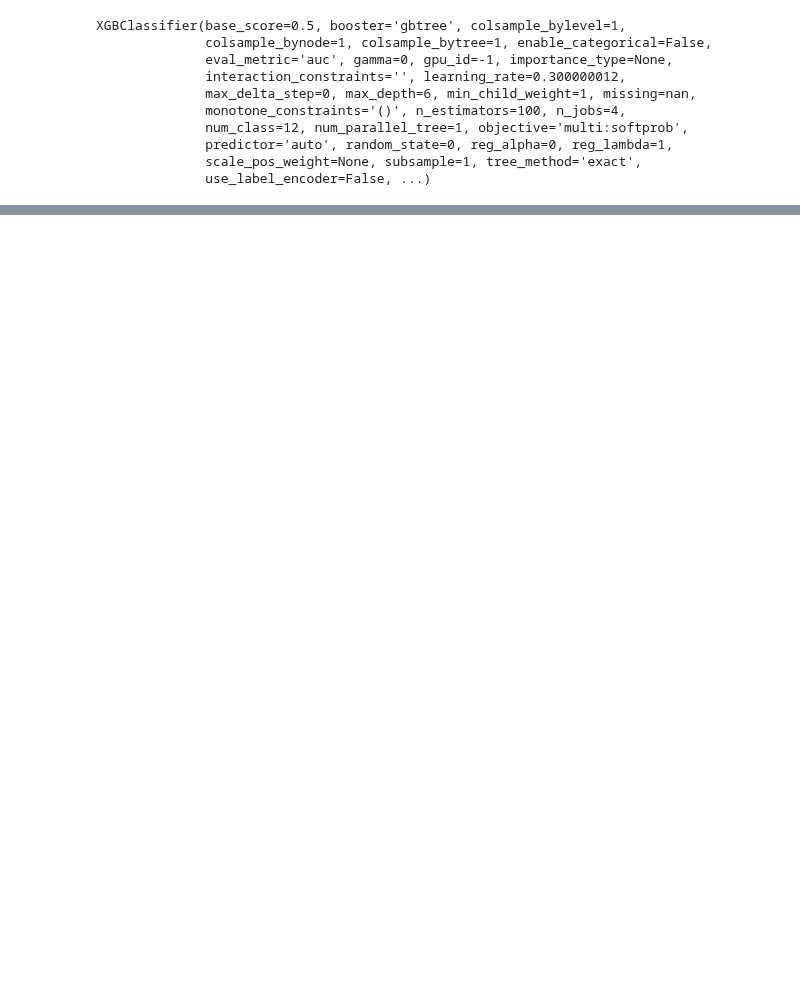
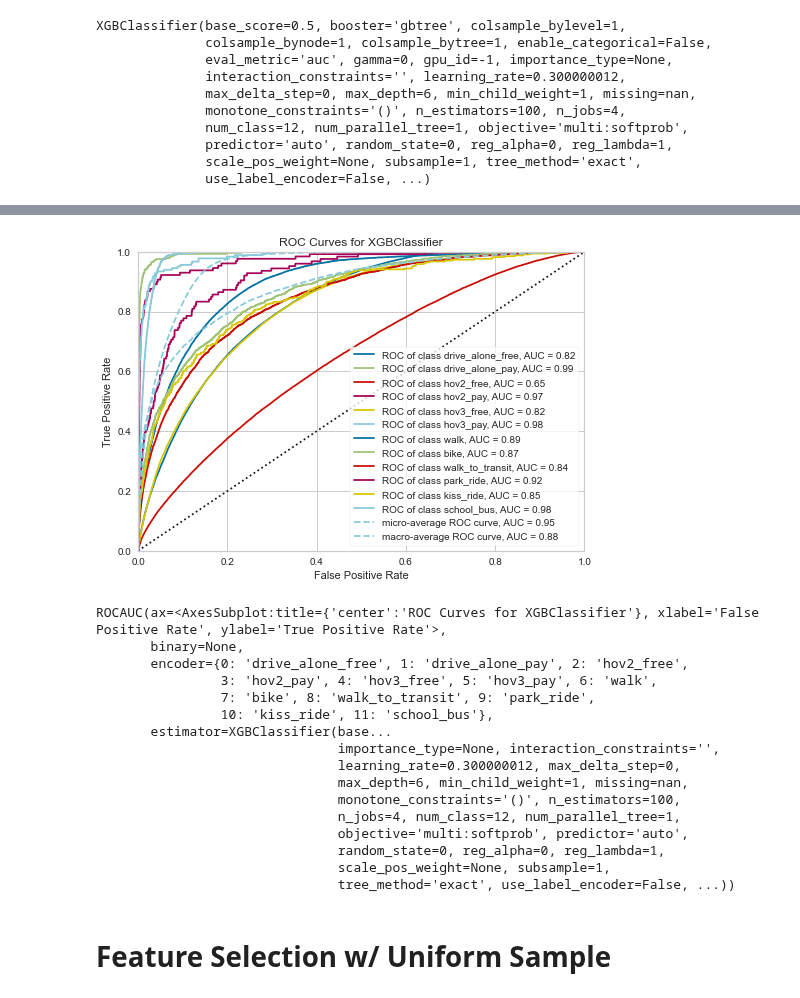
Before and after one commit to lkuwahara/DSC180B-B05, a Jupyter notebook: Combined_Notebook.ipynb, the cells around one changed output, grey strips where cells are left out. Drawn from its saved outputs; the diff is of its cells as text; code cells hidden in the pictures; blank space fills up the shorter version.

```diff
--- a/Combined_Notebook.ipynb
+++ b/Combined_Notebook.ipynb
@@ -702,0 +866,47 @@ f1
+# %%
+from yellowbrick.classifier import ROCAUC
+
+def plot_ROC_curve(model, xtrain, ytrain, xtest, ytest):
+
+    # Creating visualization with the readable labels
+    visualizer = ROCAUC(model, encoder={0: 'drive_alone_free',
+                                        1: 'drive_alone_pay',
+                                        2: 'hov2_free',
+                                        3: 'hov2_pay',
+                                        4: 'hov3_free',
+                                        5: 'hov3_pay',
+                                        6: 'walk',
+                                        7: 'bike',
+                                        8: 'walk_to_transit',
+                                        9: 'park_ride',
+                                        10: 'kiss_ride',
+                                        11: 'school_bus'})
+
+    # Fitting to the training data first then scoring with the test data
+    visualizer.fit(xtrain, ytrain)
+    visualizer.score(xtest, ytest)
+    visualizer.show()
+
+    return visualizer
+# %%
+plot_ROC_curve(xgb_model, X_train, y_train, X_test, y_test)
+# %% [output]
+[figure, added]
+ROCAUC(ax=<AxesSubplot:title={'center':'ROC Curves for XGBClassifier'}, xlabel='False Positive Rate', ylabel='True Positive Rate'>,
+       binary=None,
+       encoder={0: 'drive_alone_free', 1: 'drive_alone_pay', 2: 'hov2_free',
+                3: 'hov2_pay', 4: 'hov3_free', 5: 'hov3_pay', 6: 'walk',
+                7: 'bike', 8: 'walk_to_transit', 9: 'park_ride',
+                10: 'kiss_ride', 11: 'school_bus'},
+       estimator=XGBClassifier(base...
+                               importance_type=None, interaction_constraints='',
+                               learning_rate=0.300000012, max_delta_step=0,
+                               max_depth=6, min_child_weight=1, missing=nan,
+                               monotone_constraints='()', n_estimators=100,
+                               n_jobs=4, num_class=12, num_parallel_tree=1,
+                               objective='multi:softprob', predictor='auto',
+                               random_state=0, reg_alpha=0, reg_lambda=1,
+                               scale_pos_weight=None, subsample=1,
+                               tree_method='exact', use_label_encoder=False, ...))
+# %% [markdown]
+# Feature Selection w/ Uniform Sample
```
Also changed, not shown: parts of 102 cells of this notebook, 6 other files.
